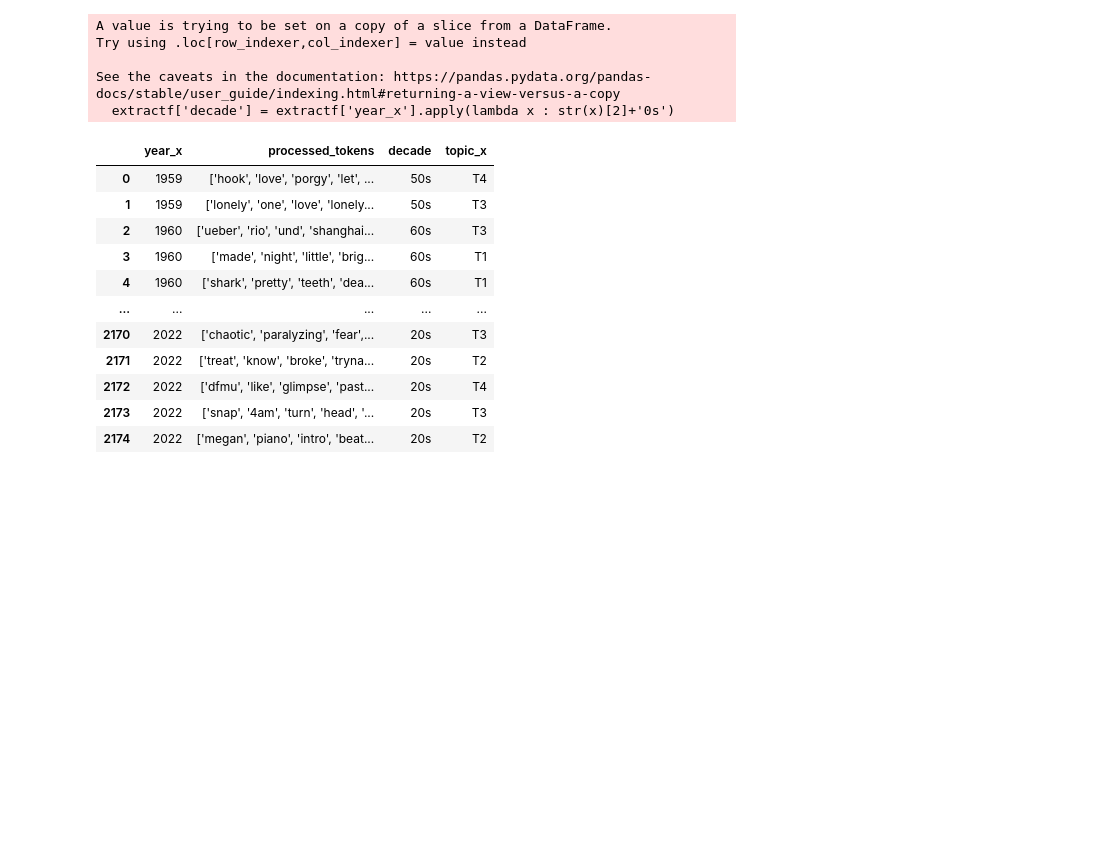
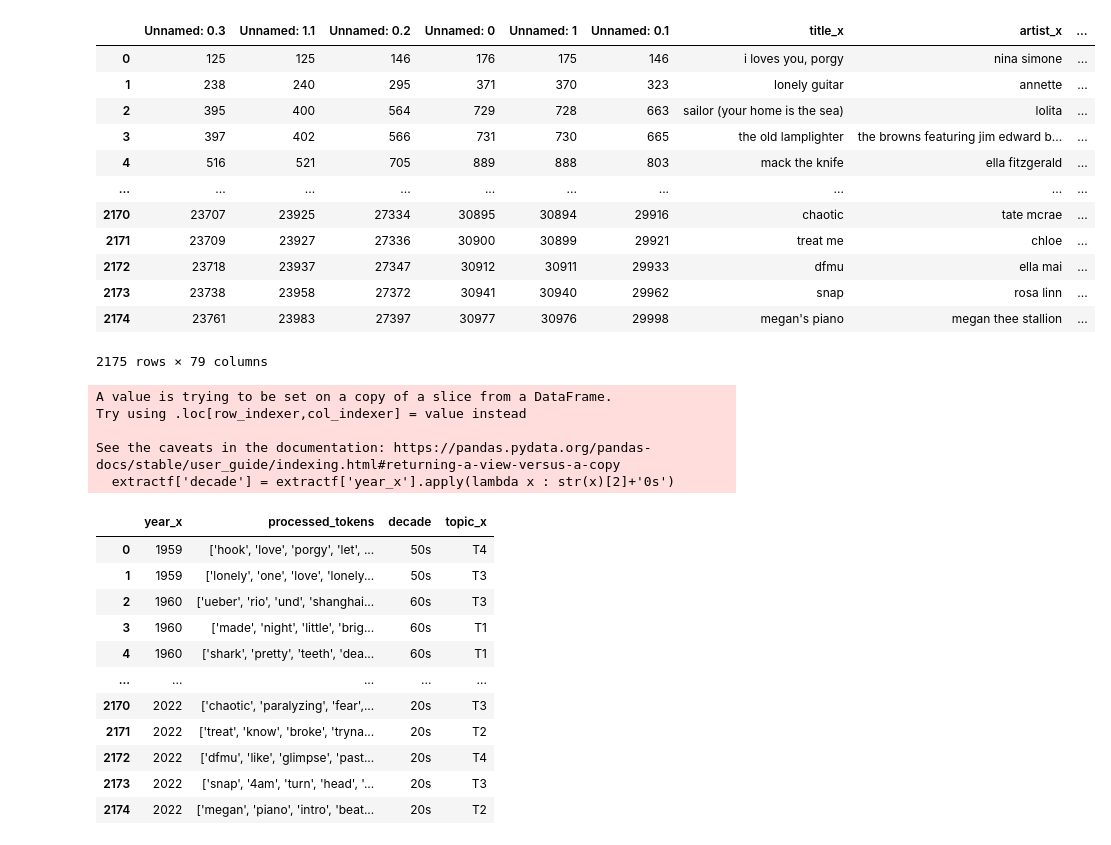
Before and after one commit to JapneetSingh5/HSL384-Project, a Jupyter notebook: female_gender_topic_analysis.ipynb, the cells around one changed output. Saved outputs shown, nothing was run; the diff lists cells and outputs as text; code cells hidden in the pictures; blank space fills up the shorter version.

```diff
--- a/female_gender_topic_analysis.ipynb
+++ b/female_gender_topic_analysis.ipynb
@@ -7,6 +7,22 @@ df =  pd.read_csv('female_comprehensive_final_3Nov.csv')
 df['topic_x'] = df['topic'].apply(lambda x: 'T'+str(x))
 dm =  pd.read_csv('male_comprehensive_final_3Nov.csv')
 dm['topic_x'] = dm['topic'].apply(lambda x: 'T'+str(x))
+# %%
+df
+# %% [output]
+|  | Unnamed: 0.3 | Unnamed: 1.1 | Unnamed: 0.2 | Unnamed: 0 | Unnamed: 1 | Unnamed: 0.1 | title_x | artist_x | ... |
+| 0 | 125 | 125 | 146 | 176 | 175 | 146 | i loves you, porgy | nina simone | ... |
+| 1 | 238 | 240 | 295 | 371 | 370 | 323 | lonely guitar | annette | ... |
+| 2 | 395 | 400 | 564 | 729 | 728 | 663 | sailor (your home is the sea) | lolita | ... |
+| 3 | 397 | 402 | 566 | 731 | 730 | 665 | the old lamplighter | the browns featuring jim edward b... | ... |
+| 4 | 516 | 521 | 705 | 889 | 888 | 803 | mack the knife | ella fitzgerald | ... |
+| ... | ... | ... | ... | ... | ... | ... | ... | ... | ... |
+| 2170 | 23707 | 23925 | 27334 | 30895 | 30894 | 29916 | chaotic | tate mcrae | ... |
+| 2171 | 23709 | 23927 | 27336 | 30900 | 30899 | 29921 | treat me | chloe | ... |
+| 2172 | 23718 | 23937 | 27347 | 30912 | 30911 | 29933 | dfmu | ella mai | ... |
+| 2173 | 23738 | 23958 | 27372 | 30941 | 30940 | 29962 | snap | rosa linn | ... |
+| 2174 | 23761 | 23983 | 27397 | 30977 | 30976 | 29998 | megan's piano | megan thee stallion | ... |
+2175 rows × 79 columns
 # %%
 extractf = df[['year_x','processed_tokens','decade','topic_x']]
 extractf['decade'] = extractf['year_x'].apply(lambda x : str(x)[2]+'0s')
```
Also changed, not shown: parts of 2 cells of this notebook, 33 other files.
